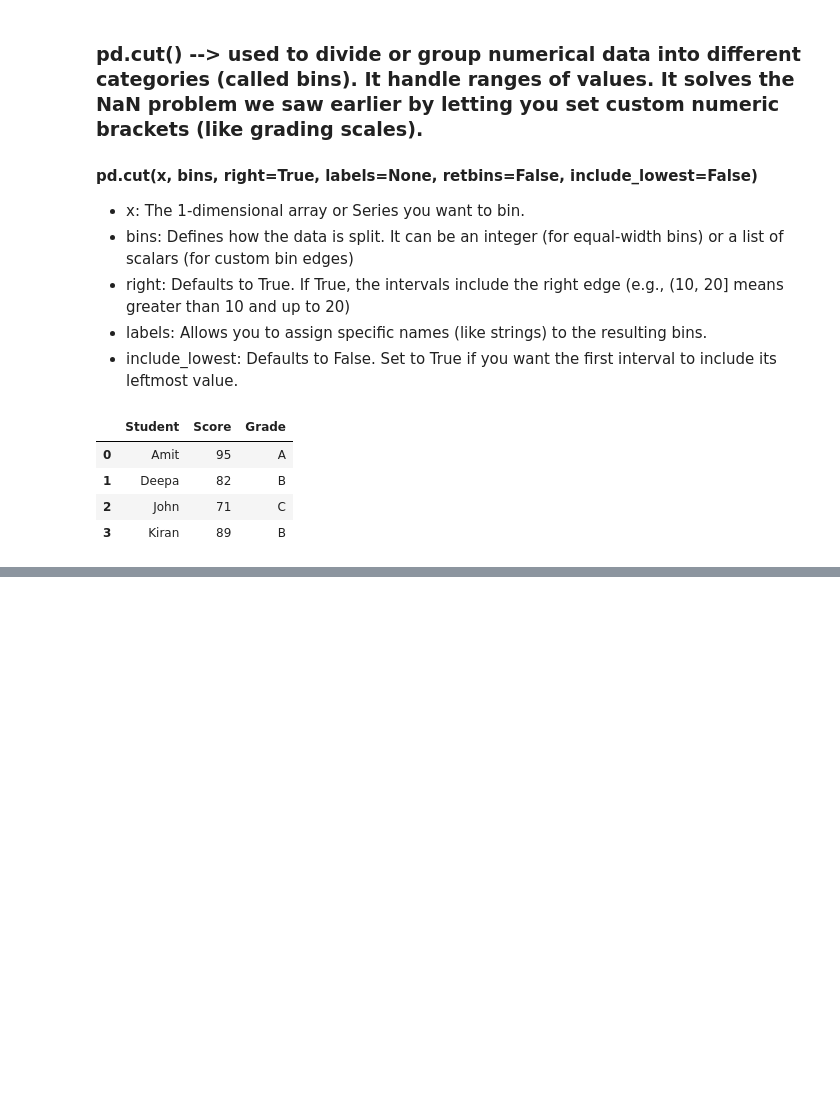
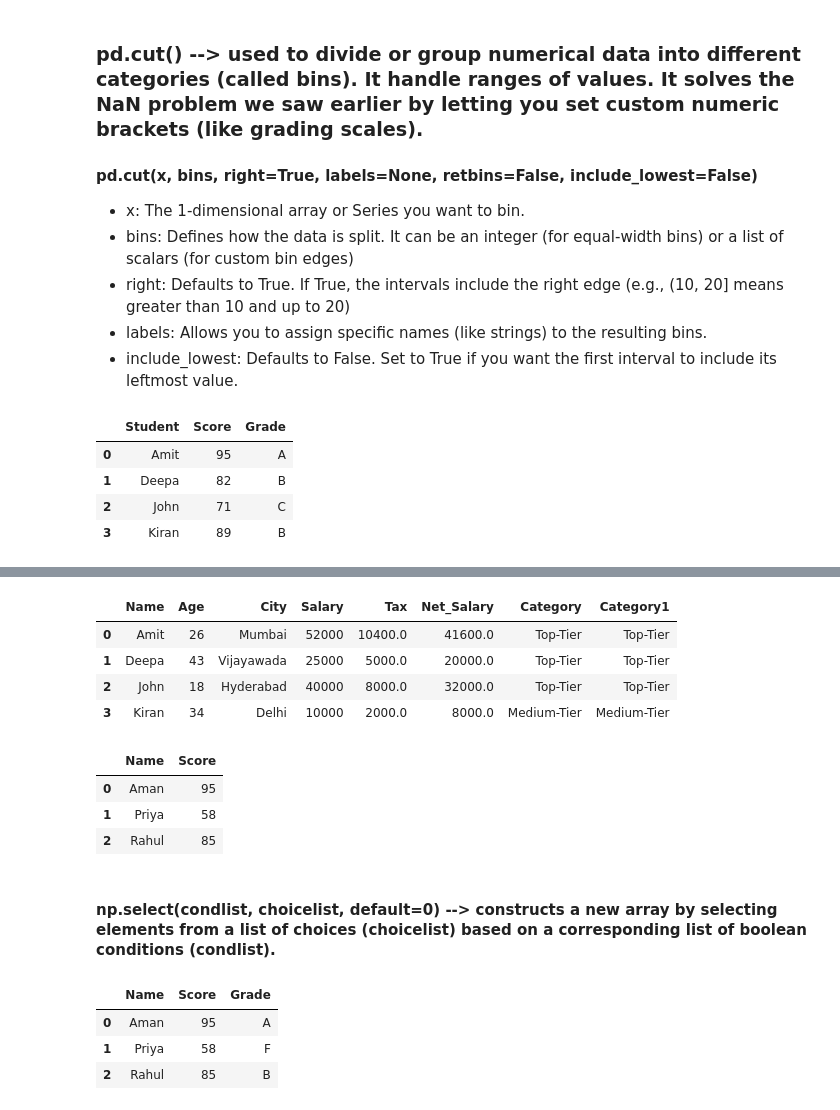
Before and after one commit to chinmairam/GenAI-Upskill, a Jupyter notebook: Pandas/Pandas_fundamentals.ipynb, the cells around one changed output, grey strips where cells are left out. Drawn from its saved outputs; the diff is of its cells as text; code cells hidden in the pictures; blank space fills up the shorter version.

```diff
--- a/Pandas/Pandas_fundamentals.ipynb
+++ b/Pandas/Pandas_fundamentals.ipynb
@@ -1916,0 +1919,10 @@ df
+# %%
+person_data = {
+    "Name": ["Amit", "Deepa", "John", "Kiran"],
+    "Age": [26, 43, 18, 34],
+    "City": ["Mumbai", "Vijayawada", "Hyderabad", "Delhi"],
+    "Salary": [52000, 25000, 40000, 10000]
+}
+
+df_person = pd.DataFrame(person_data)
+df_person
@@ -1916,0 +1985,4 @@ df
+# %%
+# Add a new column
+df_person['Tax'] = df_person['Salary'] * 0.2
+df_person
@@ -1916,0 +2015,31 @@ df
+# %%
+# Using Pandas
+df_person["Category1"] = df_person["Salary"].apply(lambda x: "Top-Tier" if x > 10000 else "Medium-Tier")
+df_person
+# %% [output]
+|  | Name | Age | City | Salary | Tax | Net_Salary | Category | Category1 |
+| 0 | Amit | 26 | Mumbai | 52000 | 10400.0 | 41600.0 | Top-Tier | Top-Tier |
+| 1 | Deepa | 43 | Vijayawada | 25000 | 5000.0 | 20000.0 | Top-Tier | Top-Tier |
+| 2 | John | 18 | Hyderabad | 40000 | 8000.0 | 32000.0 | Top-Tier | Top-Tier |
+| 3 | Kiran | 34 | Delhi | 10000 | 2000.0 | 8000.0 | Medium-Tier | Medium-Tier |
+# %%
+df_scores = pd.DataFrame({"Name": ["Aman", "Priya", "Rahul"], "Score": [95, 58, 85]})
+df_scores
+# %% [output]
+|  | Name | Score |
+| 0 | Aman | 95 |
+| 1 | Priya | 58 |
+| 2 | Rahul | 85 |
+# %% [markdown]
+#### np.select(condlist, choicelist, default=0) --> constructs a new array by selecting elements from a list of choices (choicelist) based on a corresponding list of boolean conditions (condlist).
+# %%
+# Multiple conditions with np.select
+conditions = [df_scores['Score']>=90, df_scores['Score']>=75, df_scores['Score']>=60]
+choices = ['A', 'B', 'C']
+df_scores['Grade'] = np.select(conditions, choices, default='F')
+df_scores
+# %% [output]
+|  | Name | Score | Grade |
+| 0 | Aman | 95 | A |
+| 1 | Priya | 58 | F |
+| 2 | Rahul | 85 | B |
```
Also changed, not shown: parts of 49 cells of this notebook.
